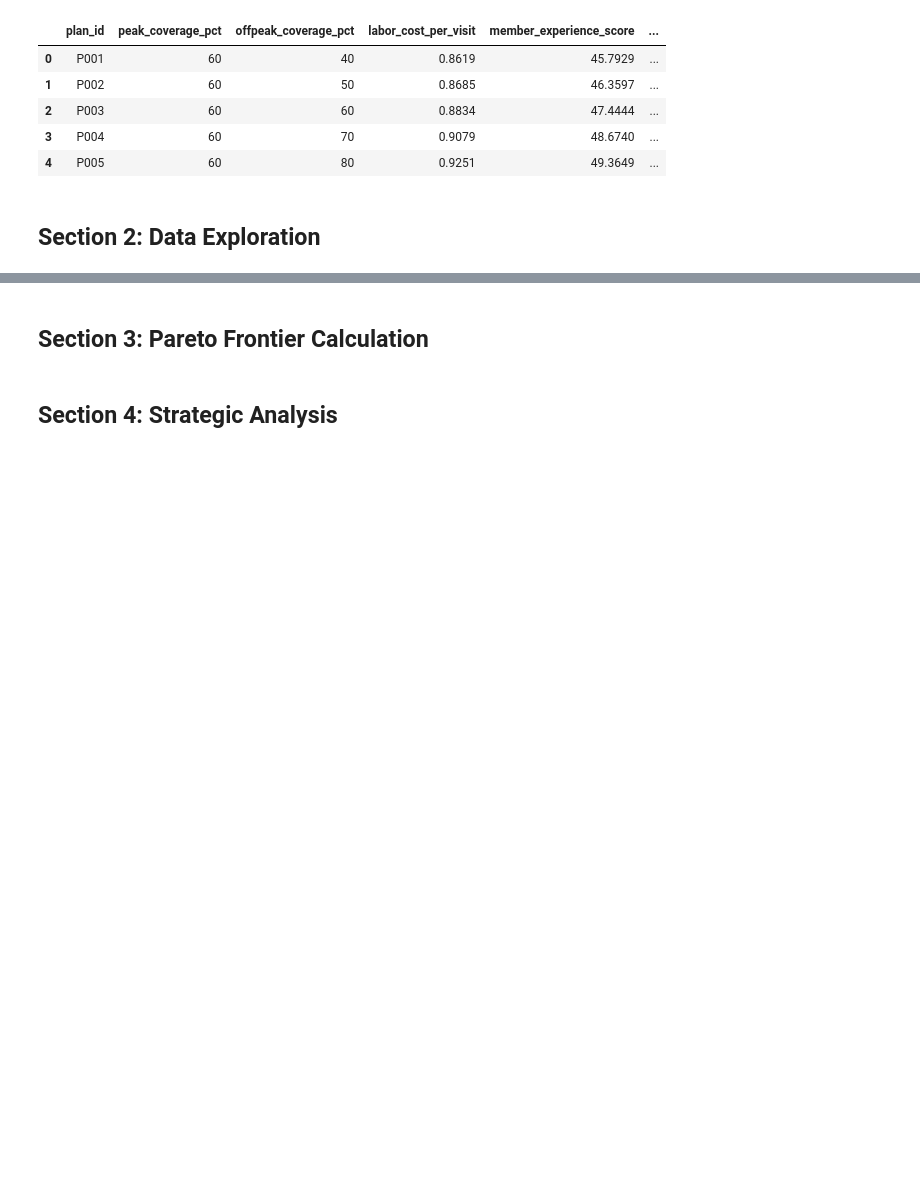
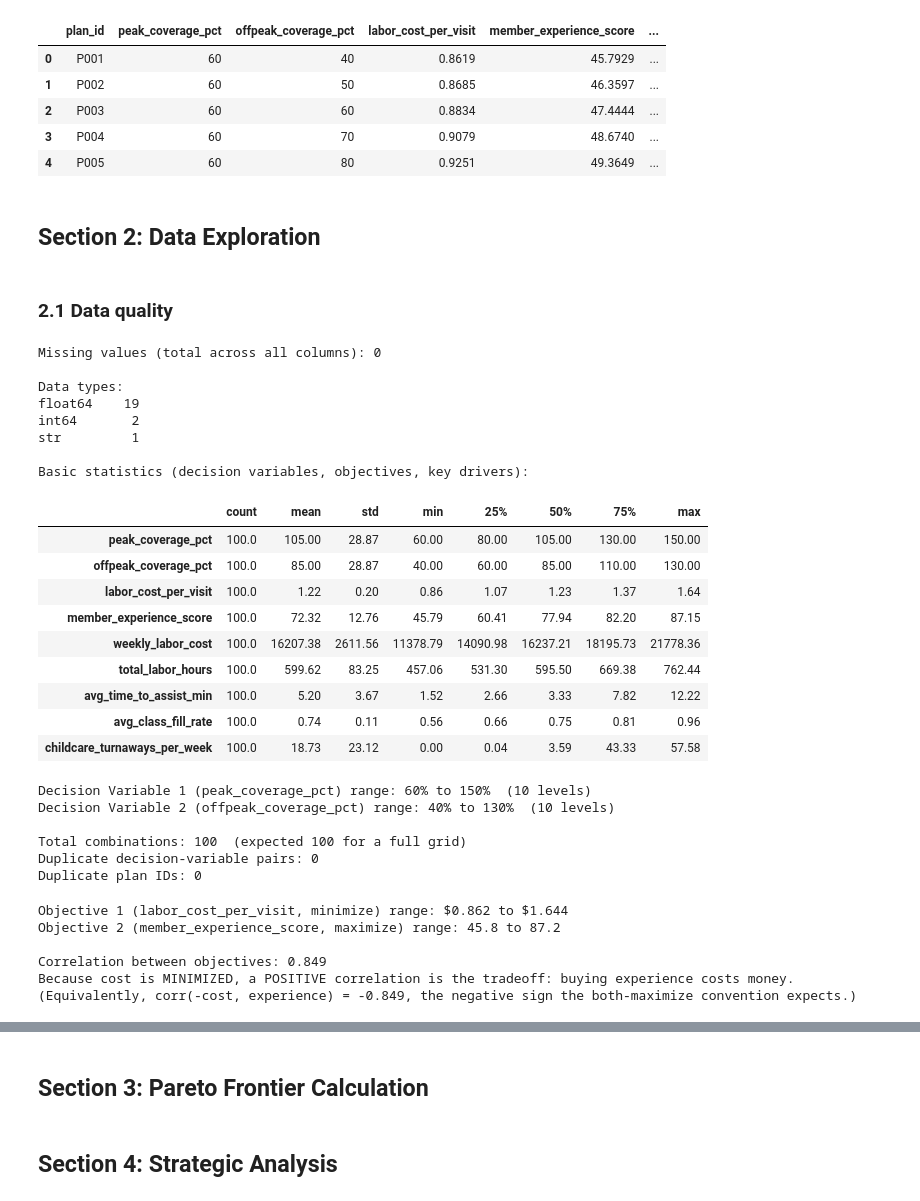
Before and after one commit to justinn80/LifeTimeProject, a Jupyter notebook: optimization_engine.ipynb, the cells around one changed output, grey strips where cells are left out. Drawn from its saved outputs; the diff is of its cells as text; code cells hidden in the pictures; blank space fills up the shorter version.

```diff
--- a/optimization_engine.ipynb
+++ b/optimization_engine.ipynb
@@ -122,3 +122,66 @@ First 5 rows:
 | 4 | P005 | 60 | 80 | 0.9251 | 49.3649 | ... |
 # %% [markdown]
 ## Section 2: Data Exploration
+# %% [markdown]
+### 2.1 Data quality
+# %%
+# Missing values, data types, and basic statistics
+print("Missing values (total across all columns):", int(df.isnull().sum().sum()))
+print("\nData types:")
+print(df.dtypes.value_counts().to_string())
+print("\nBasic statistics (decision variables, objectives, key drivers):")
+key_cols = [DV1, DV2, OBJECTIVE_1, OBJECTIVE_2, "weekly_labor_cost", "total_labor_hours",
+            "avg_time_to_assist_min", "avg_class_fill_rate", "childcare_turnaways_per_week"]
+df[key_cols].describe().T.round(2)
+# %% [output]
+Missing values (total across all columns): 0
+
+Data types:
+float64    19
+int64       2
+str         1
+
+Basic statistics (decision variables, objectives, key drivers):
+|  | count | mean | std | min | 25% | 50% | 75% | max |
+| peak_coverage_pct | 100.0 | 105.00 | 28.87 | 60.00 | 80.00 | 105.00 | 130.00 | 150.00 |
+| offpeak_coverage_pct | 100.0 | 85.00 | 28.87 | 40.00 | 60.00 | 85.00 | 110.00 | 130.00 |
+| labor_cost_per_visit | 100.0 | 1.22 | 0.20 | 0.86 | 1.07 | 1.23 | 1.37 | 1.64 |
+| member_experience_score | 100.0 | 72.32 | 12.76 | 45.79 | 60.41 | 77.94 | 82.20 | 87.15 |
+| weekly_labor_cost | 100.0 | 16207.38 | 2611.56 | 11378.79 | 14090.98 | 16237.21 | 18195.73 | 21778.36 |
+| total_labor_hours | 100.0 | 599.62 | 83.25 | 457.06 | 531.30 | 595.50 | 669.38 | 762.44 |
+| avg_time_to_assist_min | 100.0 | 5.20 | 3.67 | 1.52 | 2.66 | 3.33 | 7.82 | 12.22 |
+| avg_class_fill_rate | 100.0 | 0.74 | 0.11 | 0.56 | 0.66 | 0.75 | 0.81 | 0.96 |
+| childcare_turnaways_per_week | 100.0 | 18.73 | 23.12 | 0.00 | 0.04 | 3.59 | 43.33 | 57.58 |
+# %%
+# Verify the decision variables: ranges and full-grid coverage
+print(f"Decision Variable 1 ({DV1}) range: {df[DV1].min()}% to {df[DV1].max()}%  "
+      f"({df[DV1].nunique()} levels)")
+print(f"Decision Variable 2 ({DV2}) range: {df[DV2].min()}% to {df[DV2].max()}%  "
+      f"({df[DV2].nunique()} levels)")
+print(f"\nTotal combinations: {len(df)}  (expected {df[DV1].nunique() * df[DV2].nunique()} for a full grid)")
+print("Duplicate decision-variable pairs:", int(df.duplicated([DV1, DV2]).sum()))
+print("Duplicate plan IDs:", int(df['plan_id'].duplicated().sum()))
+# %% [output]
+Decision Variable 1 (peak_coverage_pct) range: 60% to 150%  (10 levels)
+Decision Variable 2 (offpeak_coverage_pct) range: 40% to 130%  (10 levels)
+
+Total combinations: 100  (expected 100 for a full grid)
+Duplicate decision-variable pairs: 0
+Duplicate plan IDs: 0
+# %%
+# Examine the objectives and confirm they trade off
+print(f"Objective 1 ({OBJECTIVE_1}, minimize) range: ${df[OBJECTIVE_1].min():.3f} to ${df[OBJECTIVE_1].max():.3f}")
+print(f"Objective 2 ({OBJECTIVE_2}, maximize) range: {df[OBJECTIVE_2].min():.1f} to {df[OBJECTIVE_2].max():.1f}")
+
+correlation = df[OBJECTIVE_1].corr(df[OBJECTIVE_2])
+print(f"\nCorrelation between objectives: {correlation:.3f}")
+print("Because cost is MINIMIZED, a POSITIVE correlation is the tradeoff: buying experience costs money.")
+print(f"(Equivalently, corr(-cost, experience) = {(-df[OBJECTIVE_1]).corr(df[OBJECTIVE_2]):.3f}, "
+      "the negative sign the both-maximize convention expects.)")
+# %% [output]
+Objective 1 (labor_cost_per_visit, minimize) range: $0.862 to $1.644
+Objective 2 (member_experience_score, maximize) range: 45.8 to 87.2
+
+Correlation between objectives: 0.849
+Because cost is MINIMIZED, a POSITIVE correlation is the tradeoff: buying experience costs money.
+(Equivalently, corr(-cost, experience) = -0.849, the negative sign the both-maximize convention expects.)
```
Also changed, not shown: parts of 5 cells of this notebook, 2 other files.
